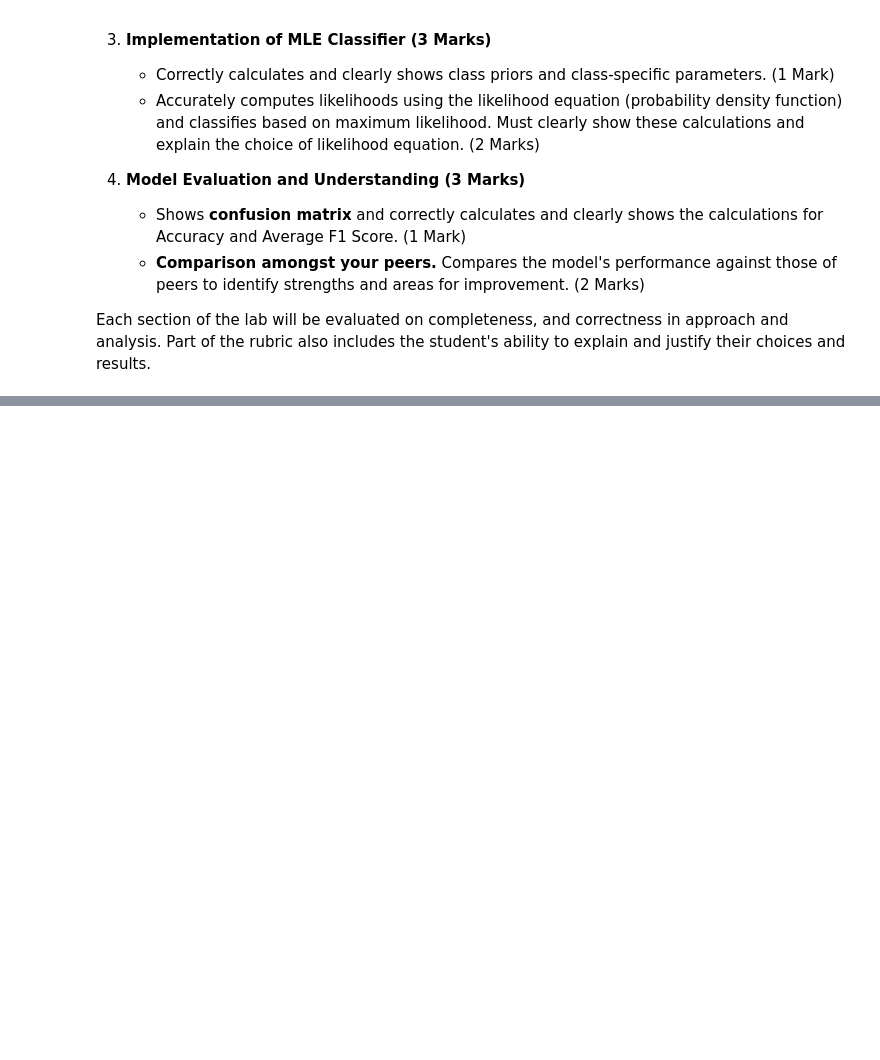
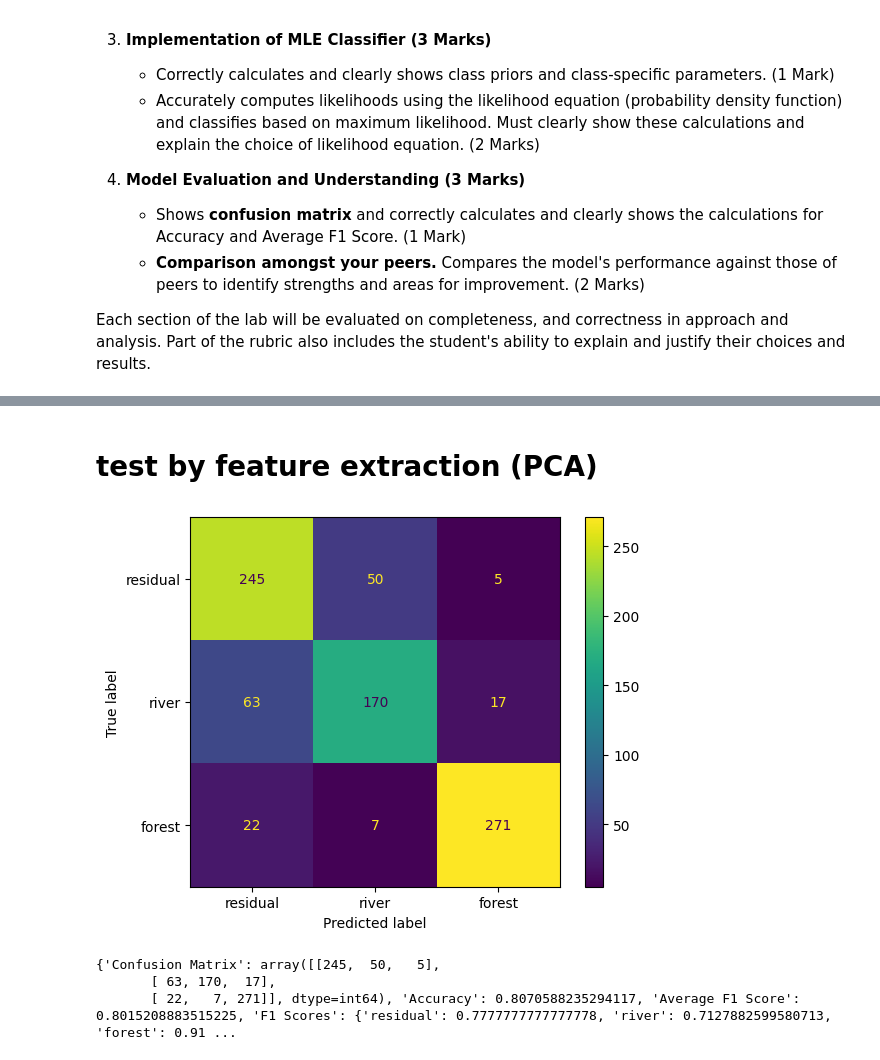
Before and after one commit to norhanreda/satellite-imagery-labs, a Jupyter notebook: lab3 - Image Classification/Image Classification.ipynb, the cells around one changed output, grey strips where cells are left out. Saved outputs shown, nothing was run; the diff lists cells and outputs as text; code cells hidden in the pictures; blank space fills up the shorter version.

```diff
--- a/lab3 - Image Classification/Image Classification.ipynb
+++ b/lab3 - Image Classification/Image Classification.ipynb
@@ -134,7 +135,7 @@ print(residential_test_indices )
 dataset_folder = "D:/Astudy/fourth year/second term/satellite imagery/dataset/EuroSATallBands/EuroSATallBands/ds/images/remote_sensing/otherDatasets/sentinel_2/tif"
 classes = ["residential", "river", "forest"]
 images_by_class = {}
-
+my_img = None
 for class_name in classes:
 
     class_folder = os.path.join(dataset_folder, class_name)
@@ -146,6 +147,7 @@ for class_name in classes:
             image_path = os.path.join(class_folder, image_file)
             image = io.imread(image_path)
             image = image.reshape(image.shape[0] * image.shape[1], image.shape[2])
+            my_img = image
             images_by_class[class_name].append(image)
 
 
@@ -480,0 +566,2 @@ print(compute_covariance_matrix(train_forest))
+# %% [markdown]
+# test by feature extraction (PCA)
@@ -480,0 +640,51 @@ print(compute_covariance_matrix(train_forest))
+# %%
+y_true =[]
+y_predicted = []
+
+for image in residual_test_feature_extraction:
+    y_predicted.append(Classify_Based_on_Maximum_Likelihood(image,residual_mean ,residula_covariance,river_mean,river_covariance,forest_mean ,forest_covariance ,p_residual,p_river,p_forest))
+    y_true.append("residual")
+
+for image in river_test_feature_extraction:
+    y_predicted.append(Classify_Based_on_Maximum_Likelihood(image,residual_mean ,residula_covariance,river_mean,river_covariance,forest_mean ,forest_covariance ,p_residual,p_river,p_forest))
+    y_true.append("river")
+
+
+for image in forest_test_feature_extraction:
+    y_predicted.append(Classify_Based_on_Maximum_Likelihood(image,residual_mean ,residula_covariance,river_mean,river_covariance,forest_mean ,forest_covariance ,p_residual,p_river,p_forest))
+    y_true.append("forest")
+# %%
+labels = ["residual","river","forest"]
+def model_evaluation(y_true,y_predicted,labels):
+
+    cm = confusion_matrix(y_true, y_predicted, labels=labels)
+
+    cm_display = ConfusionMatrixDisplay(confusion_matrix = cm, display_labels = labels)
+    cm_display.plot()
+    plt.show()
+    accuracy = accuracy_score(y_true, y_predicted)
+
+
+    f1_scores = f1_score(y_true, y_predicted, labels=labels, average=None)
+
+
+    avg_f1_score = np.mean(f1_scores)
+
+
+    results = {
+        'Confusion Matrix': cm,
+        'Accuracy': accuracy,
+        'Average F1 Score': avg_f1_score,
+        'F1 Scores': dict(zip(labels, f1_scores))
+    }
+
+    return results
+
+
+model_eval = model_evaluation(y_true,y_predicted,labels)
+print(model_eval)
+# %% [output]
+[figure, added]
+{'Confusion Matrix': array([[245,  50,   5],
+       [ 63, 170,  17],
+       [ 22,   7, 271]], dtype=int64), 'Accuracy': 0.8070588235294117, 'Average F1 Score': 0.8015208883515225, 'F1 Scores': {'residual': 0.7777777777777778, 'river': 0.7127882599580713, 'forest': 0.91 ...
```
Also changed, not shown: parts of 12 cells of this notebook, 1 other file.
